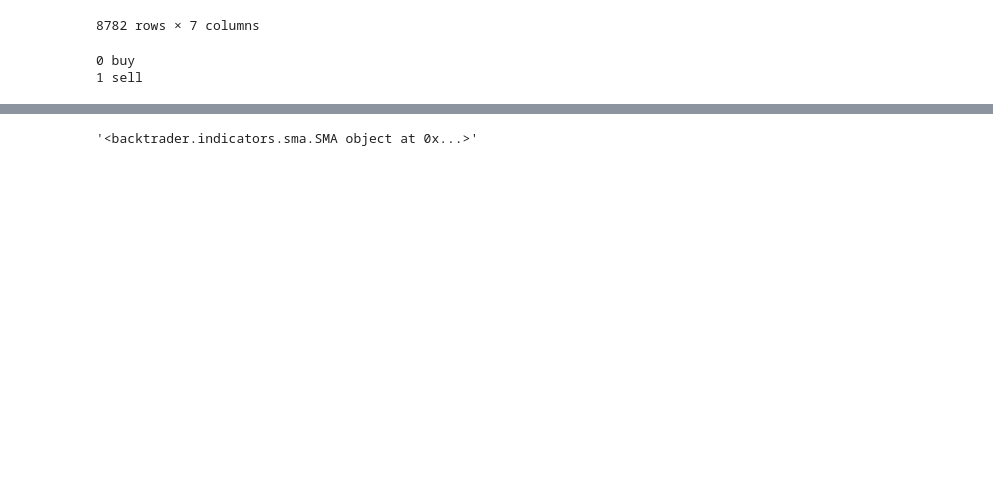
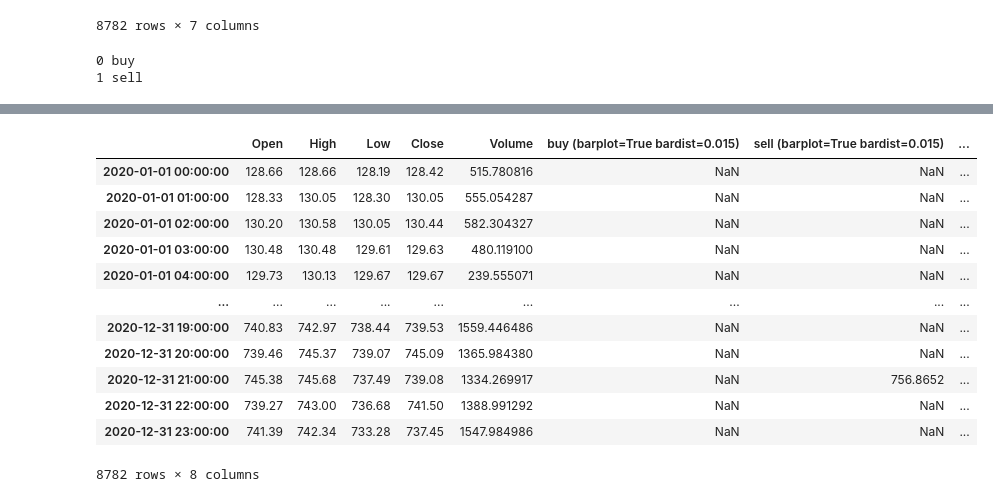
Before and after one commit to avepus/crypto-model, a Jupyter notebook: notebooks/backtrader_plot_playground.ipynb, the cells around one changed output, grey strips where cells are left out. Cells and saved outputs as stored; diff of their text form; code cells hidden in the pictures; blank space fills up the shorter version.

Commit message:
progress on add indicator to dataframe

```diff
--- a/notebooks/backtrader_plot_playground.ipynb
+++ b/notebooks/backtrader_plot_playground.ipynb
@@ -288,7 +288,20 @@ df
 | 2020-12-31 22:00:00 | 739.27 | 743.00 | 736.68 | 741.50 | 1388.991292 | NaN | NaN |
 | 2020-12-31 23:00:00 | 741.39 | 742.34 | 733.28 | 737.45 | 1547.984986 | NaN | NaN |
 8782 rows × 7 columns
-# %%
-str(ind)
-# %% [output]
-'<backtrader.indicators.sma.SMA object at 0x...>'
+# %%
+rbsplot.add_indicator_to_df(df, ind, inplace=True)
+df
+# %% [output]
+|  | Open | High | Low | Close | Volume | buy (barplot=True bardist=0.015) | sell (barplot=True bardist=0.015) | ... |
+| 2020-01-01 00:00:00 | 128.66 | 128.66 | 128.19 | 128.42 | 515.780816 | NaN | NaN | ... |
+| 2020-01-01 01:00:00 | 128.33 | 130.05 | 128.30 | 130.05 | 555.054287 | NaN | NaN | ... |
+| 2020-01-01 02:00:00 | 130.20 | 130.58 | 130.05 | 130.44 | 582.304327 | NaN | NaN | ... |
+| 2020-01-01 03:00:00 | 130.48 | 130.48 | 129.61 | 129.63 | 480.119100 | NaN | NaN | ... |
+| 2020-01-01 04:00:00 | 129.73 | 130.13 | 129.67 | 129.67 | 239.555071 | NaN | NaN | ... |
+| ... | ... | ... | ... | ... | ... | ... | ... | ... |
+| 2020-12-31 19:00:00 | 740.83 | 742.97 | 738.44 | 739.53 | 1559.446486 | NaN | NaN | ... |
+| 2020-12-31 20:00:00 | 739.46 | 745.37 | 739.07 | 745.09 | 1365.984380 | NaN | NaN | ... |
+| 2020-12-31 21:00:00 | 745.38 | 745.68 | 737.49 | 739.08 | 1334.269917 | NaN | 756.8652 | ... |
+| 2020-12-31 22:00:00 | 739.27 | 743.00 | 736.68 | 741.50 | 1388.991292 | NaN | NaN | ... |
+| 2020-12-31 23:00:00 | 741.39 | 742.34 | 733.28 | 737.45 | 1547.984986 | NaN | NaN | ... |
+8782 rows × 8 columns
```
Also changed, not shown: parts of 4 cells of this notebook, 2 other files.
